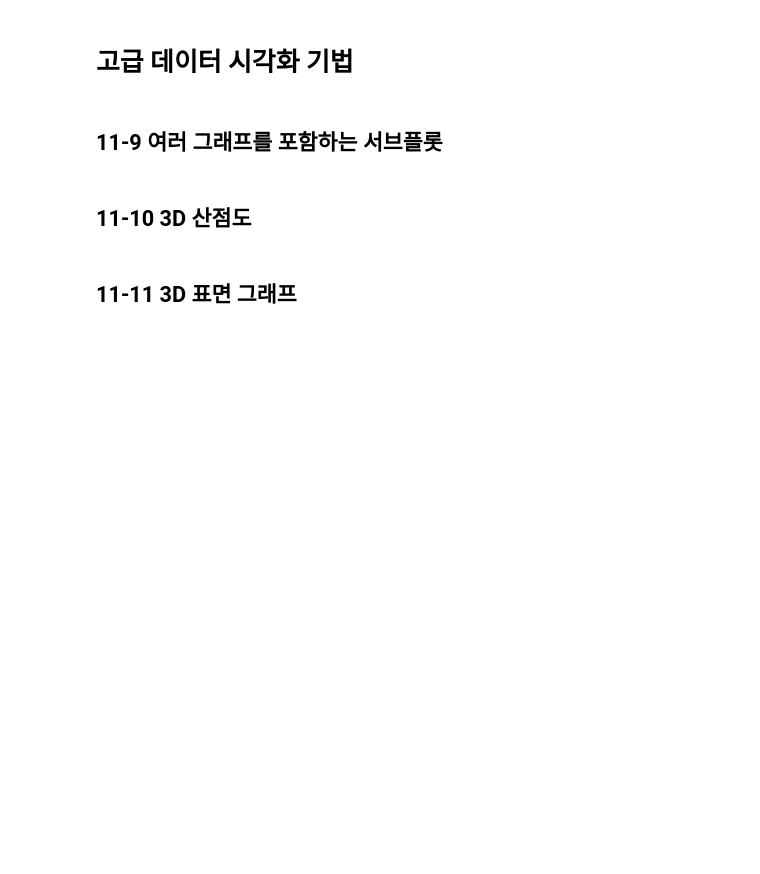
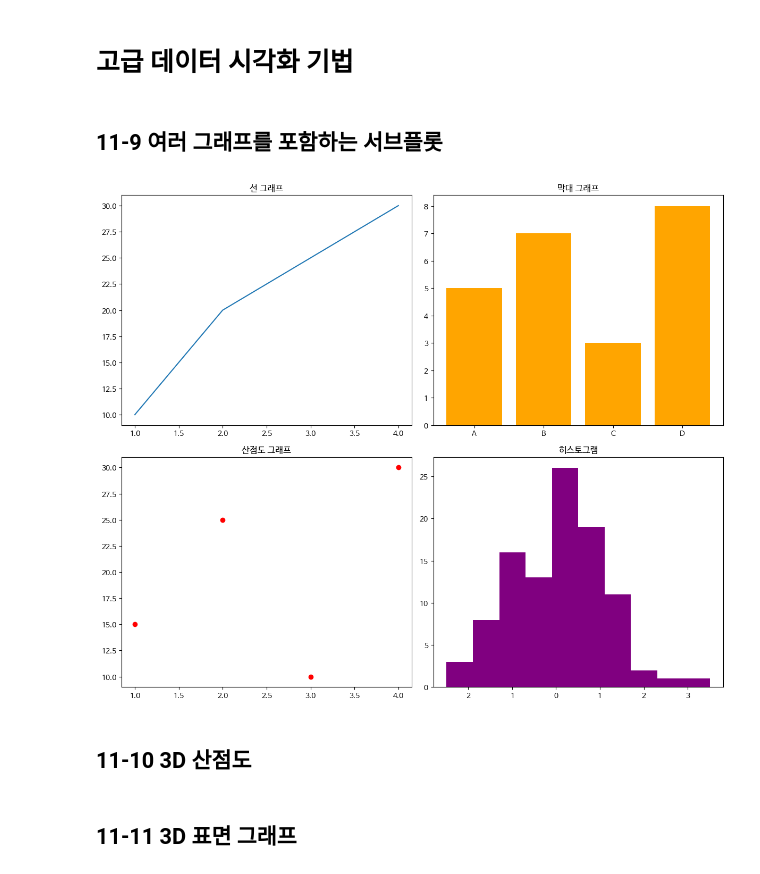
Before and after one commit to syyang-sec/Data-Analysis-with-Open-Source, a Jupyter notebook: 오픈소스_데이터_분석_11강.ipynb, the cells around one changed output. Saved outputs shown, nothing was run; the diff lists cells and outputs as text; code cells hidden in the pictures; blank space fills up the shorter version.

```diff
--- a/오픈소스_데이터_분석_11강.ipynb
+++ b/오픈소스_데이터_분석_11강.ipynb
@@ -231,30 +240,32 @@ plt.show()
 # %%
 import matplotlib.pyplot as plt
 import numpy as np # numpy 임포트 추가
 
 ## 서브플롯 생성 (2행 2열)
-
+fig, axes = plt.subplots(2, 2, figsize=(12,10))
 
 ## 첫 번째 서브플롯: 선 그래프
 axes[0, 0].plot([1, 2, 3, 4], [10, 20, 25, 30])
 axes[0, 0].set_title("선 그래프")
 
 ## 두 번째 서브플롯: 막대 그래프
 axes[0, 1].bar(['A', 'B', 'C', 'D'], [5, 7, 3, 8], color='orange')
 axes[0, 1].set_title("막대 그래프")
 
 ## 세 번째 서브플롯: 산점도
 axes[1, 0].scatter([1, 2, 3, 4], [15, 25, 10, 30], color='red')
 axes[1, 0].set_title("산점도 그래프")
 
 ## 네 번째 서브플롯: 히스토그램
 data = np.random.randn(100)
 axes[1, 1].hist(data, bins=10, color='purple')
 axes[1, 1].set_title("히스토그램")
 
 ## 레이아웃 조정 및 그래프 표시
 plt.tight_layout()
 plt.show()
+# %% [output]
+[figure, added]
 # %% [markdown]
 ## 11-10 3D 산점도
 # %%
```
Also changed, not shown: parts of 6 cells of this notebook.
